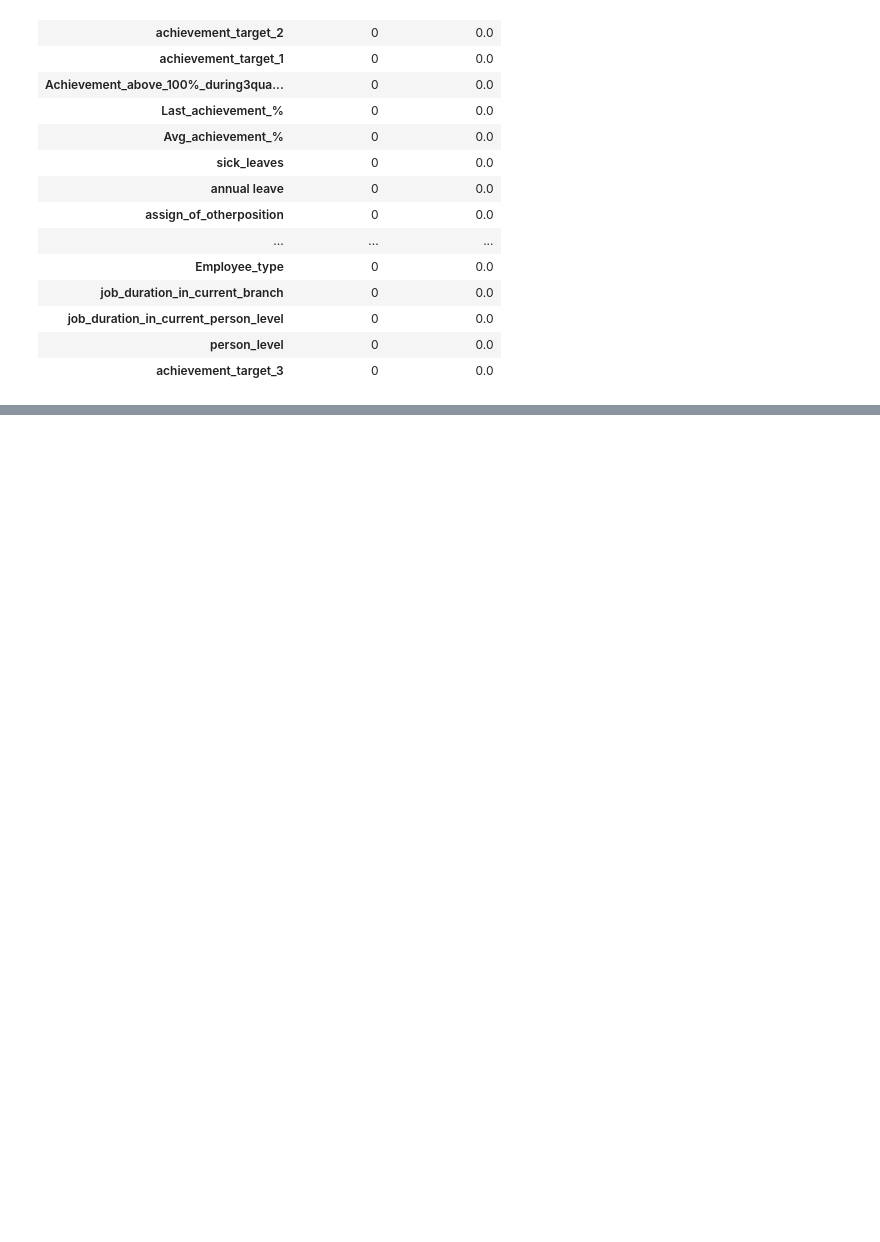
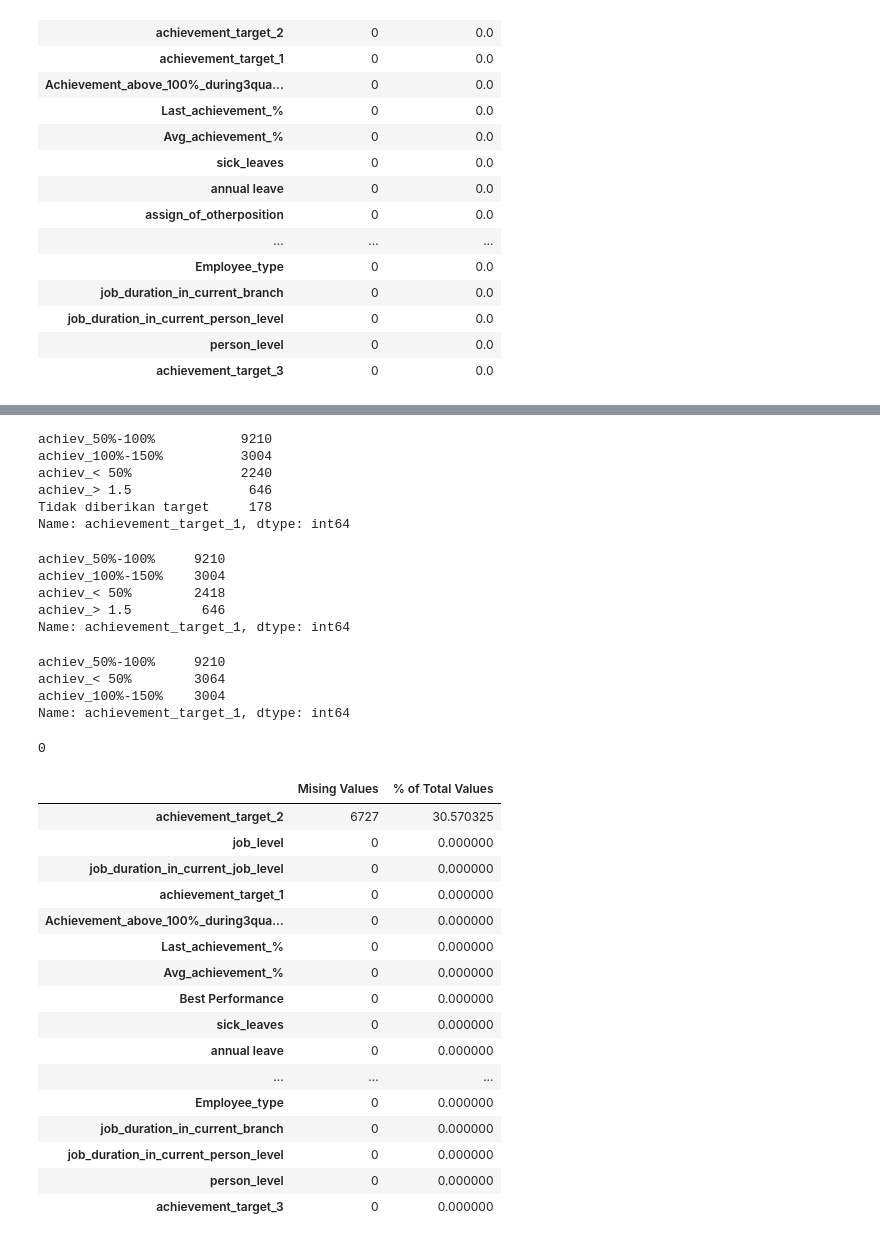
Before and after one commit to alimahatma/BRI-hackaton, a Jupyter notebook: brihack00.ipynb, the cells around one changed output, grey strips where cells are left out. Drawn from its saved outputs; the diff is of its cells as text; code cells hidden in the pictures; blank space fills up the shorter version.

```diff
--- a/brihack00.ipynb
+++ b/brihack00.ipynb
@@ -239,0 +534,52 @@ Name: Employee_type, Length: 6000, dtype: object
+# %%
+data1a['achievement_target_1'] = data1a['achievement_target_1'].str.replace('Pencapaian 50%-100%','achiev_50%-100%')
+data1a["achievement_target_1"].value_counts()
+# %% [output]
+achiev_50%-100%           9210
+achiev_100%-150%          3004
+achiev_< 50%              2240
+achiev_> 1.5               646
+Tidak diberikan target     178
+Name: achievement_target_1, dtype: int64
+# %%
+data1a['achievement_target_1'] = data1a['achievement_target_1'].str.replace('Tidak diberikan target','achiev_< 50%')
+data1a["achievement_target_1"].value_counts()
+# %% [output]
+achiev_50%-100%     9210
+achiev_100%-150%    3004
+achiev_< 50%        2418
+achiev_> 1.5         646
+Name: achievement_target_1, dtype: int64
+# %%
+data1a['achievement_target_1'] = data1a['achievement_target_1'].str.replace('achiev_> 1.5','achiev_< 50%')
+data1a["achievement_target_1"].value_counts()
+# %% [output]
+achiev_50%-100%     9210
+achiev_< 50%        3064
+achiev_100%-150%    3004
+Name: achievement_target_1, dtype: int64
+# %%
+data1a["achievement_target_1"].fillna("achiev_50%-100%", inplace=True)
+data1a["achievement_target_1"].isnull().sum()
+# %% [output]
+0
+# %%
+mising_val_table(data1a)
+# %% [output]
+|  | Mising Values | % of Total Values |
+| achievement_target_2 | 6727 | 30.570325 |
+| job_level | 0 | 0.000000 |
+| job_duration_in_current_job_level | 0 | 0.000000 |
+| achievement_target_1 | 0 | 0.000000 |
+| Achievement_above_100%_during3qua... | 0 | 0.000000 |
+| Last_achievement_% | 0 | 0.000000 |
+| Avg_achievement_% | 0 | 0.000000 |
+| Best Performance | 0 | 0.000000 |
+| sick_leaves | 0 | 0.000000 |
+| annual leave | 0 | 0.000000 |
+| ... | ... | ... |
+| Employee_type | 0 | 0.000000 |
+| job_duration_in_current_branch | 0 | 0.000000 |
+| job_duration_in_current_person_level | 0 | 0.000000 |
+| person_level | 0 | 0.000000 |
+| achievement_target_3 | 0 | 0.000000 |
```
Also changed, not shown: parts of 41 cells of this notebook.
